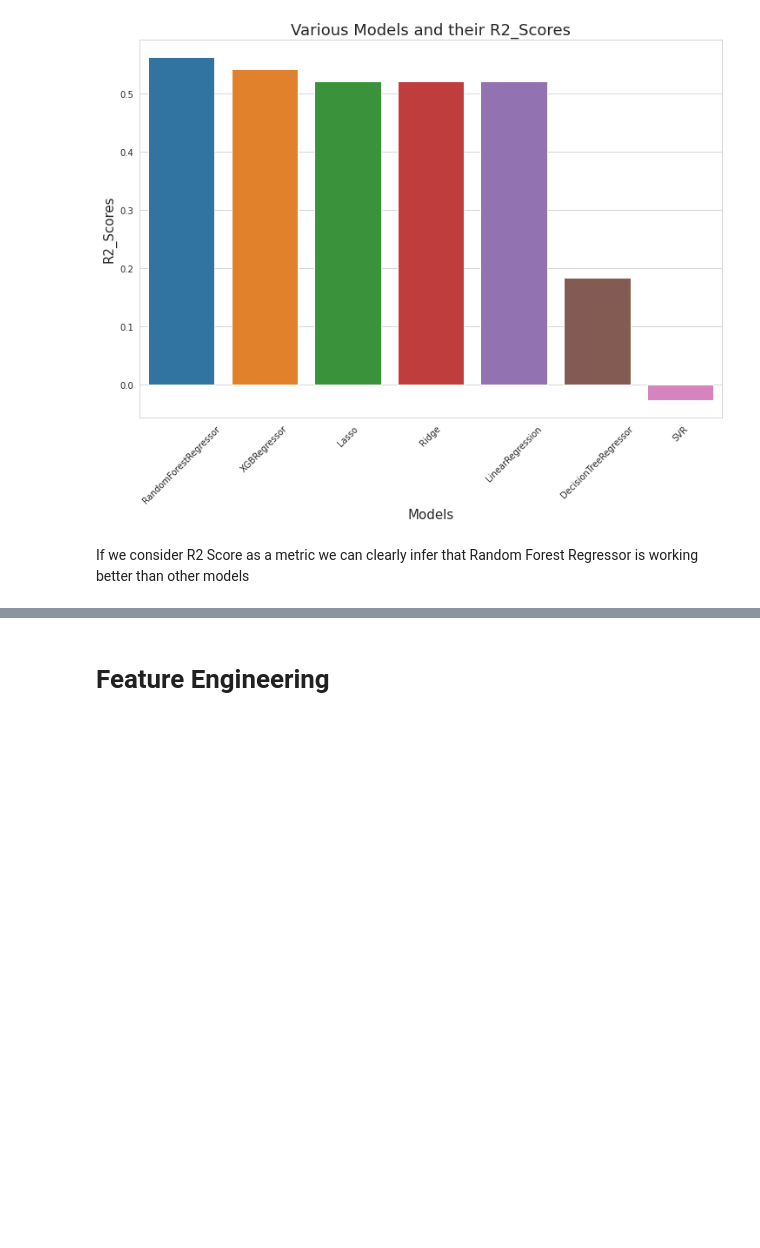
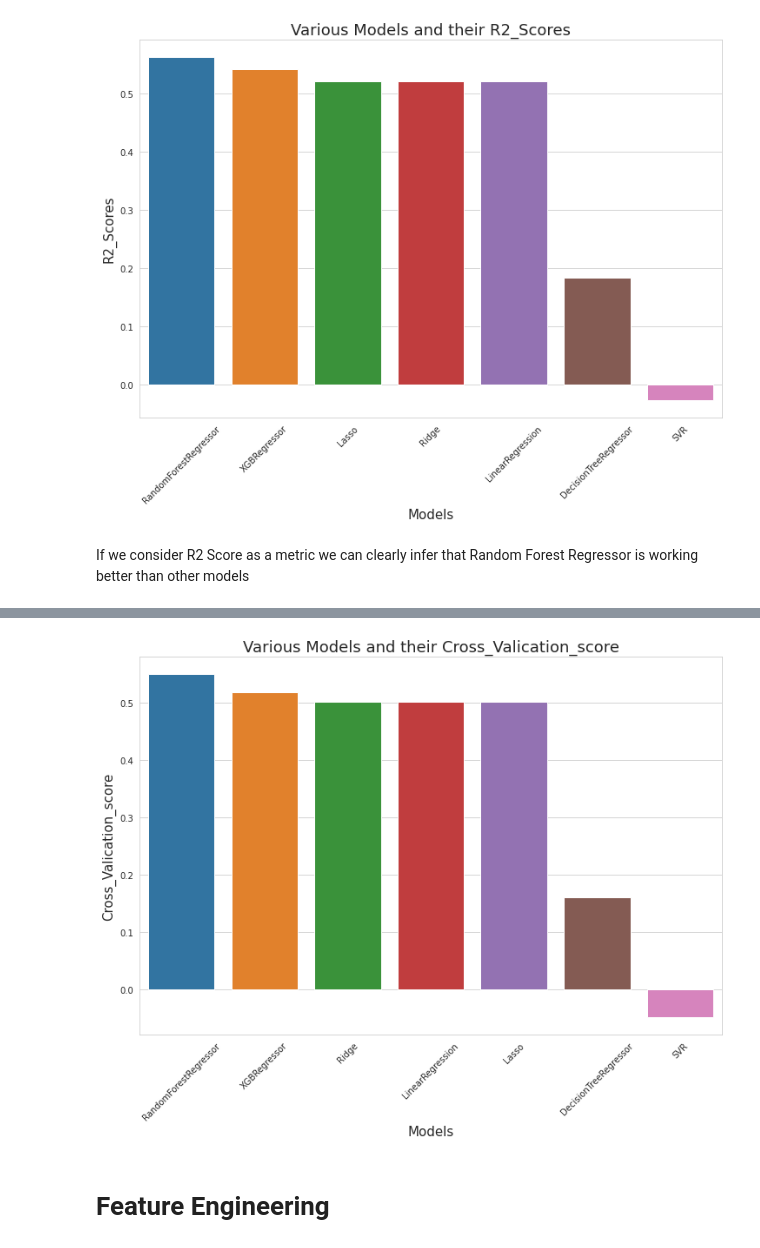
Before and after one commit to koushik2299/Item-Store-Sale-Prediction-, a Jupyter notebook: EDA+Modelling.ipynb, the cells around one changed output, grey strips where cells are left out. Saved outputs shown, nothing was run; the diff lists cells and outputs as text; code cells hidden in the pictures; blank space fills up the shorter version.

```diff
--- a/EDA+Modelling.ipynb
+++ b/EDA+Modelling.ipynb
@@ -651,2 +684,16 @@ If we consider R2 Score as a metric we can clearly infer that Random Forest Regr
+# %%
+#Cross_Valication_score
+sorted_keys = sorted(Cross_Valication_score_dict, key=Cross_Valication_score_dict.get, reverse=True)
+sns.set_style("whitegrid")
+plt.figure(figsize=(12,8))
+ax=sns.barplot(x=list(Cross_Valication_score_dict.keys()), y=list(Cross_Valication_score_dict.values()), order=sorted_keys)
+plt.xticks(rotation=45)
+plt.xlabel("Models",size=15)
+plt.ylabel("Cross_Valication_score",size=15)
+plt.title("Various Models and their Cross_Valication_score",size=18)
+
+plt.show()
+# %% [output]
+[figure, added]
 # %% [markdown]
 # Feature Engineering
```
Also changed, not shown: parts of 6 cells of this notebook.
